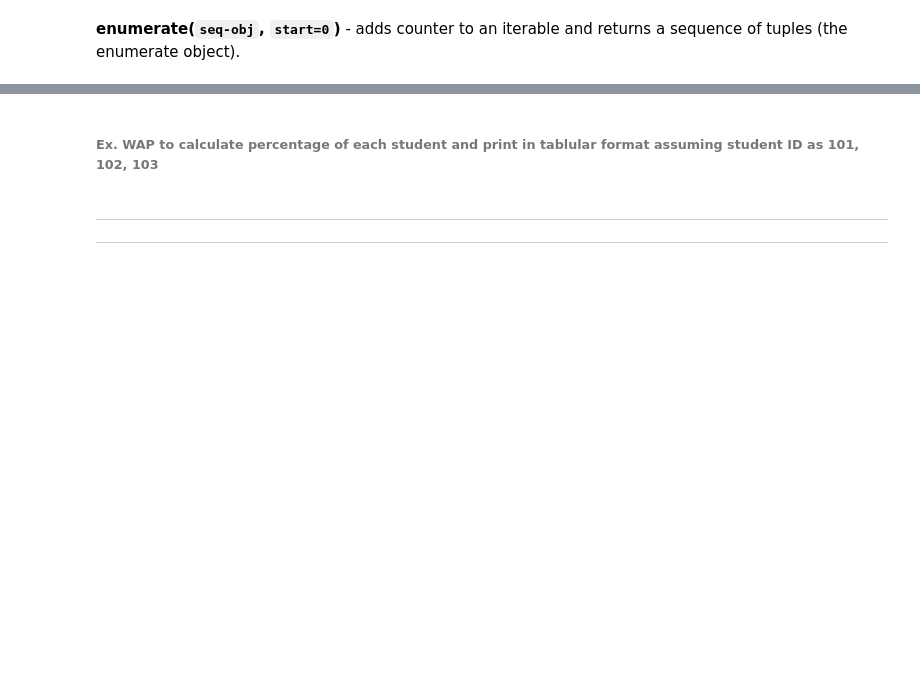
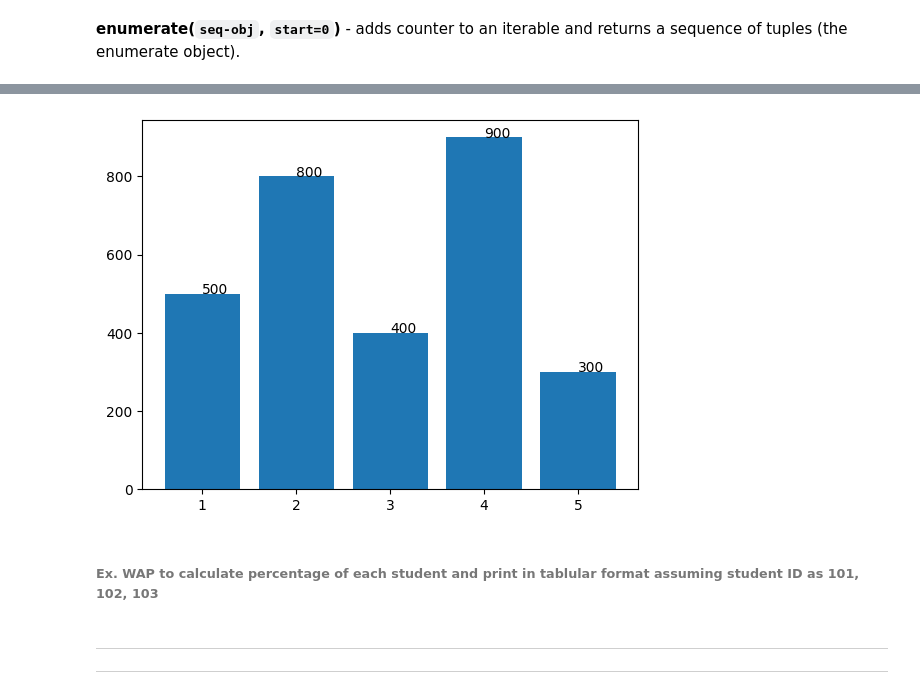
Before and after one commit to knowledge-corner/Oracle_Nov_24, a Jupyter notebook: Day - 2.ipynb, the cells around one changed output, grey strips where cells are left out. Drawn from its saved outputs; the diff is of its cells as text; code cells hidden in the pictures; blank space fills up the shorter version.

```diff
--- a/Day - 2.ipynb
+++ b/Day - 2.ipynb
@@ -484,3 +985,13 @@ lst = [1, 3, 2, 5, 4, 6, 10, 2]
+# %%
+import matplotlib.pyplot as plt
+product_ids = [1, 2, 3, 4, 5]
+sales = [500, 800, 400, 900, 300]
+plt.bar(product_ids, sales)
+
+for x, y in enumerate(sales, start = 1) :
+    plt.annotate(f"{y}", xy=(x, y))
+# %% [output]
+[figure, added]
 # %% [markdown]
 ###### Ex. WAP to calculate percentage of each student and print in tablular format assuming student ID as 101, 102, 103
 # %%
```
Also changed, not shown: parts of 220 cells of this notebook, 2 other files.
